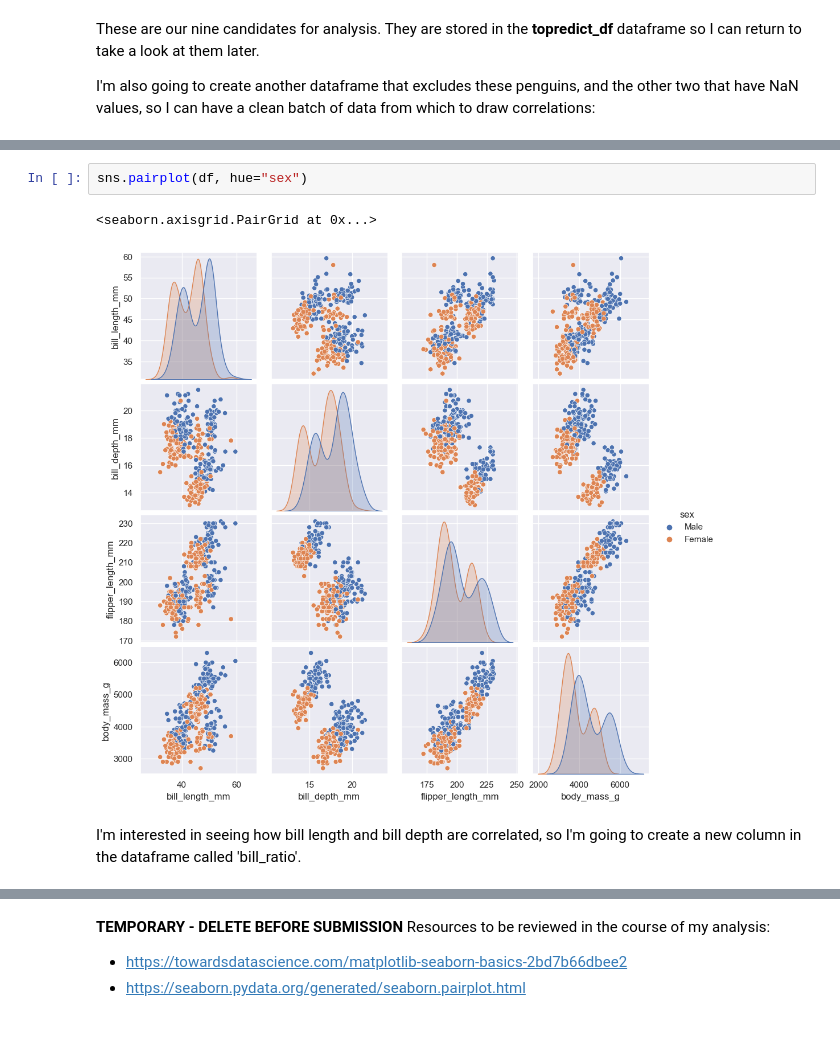
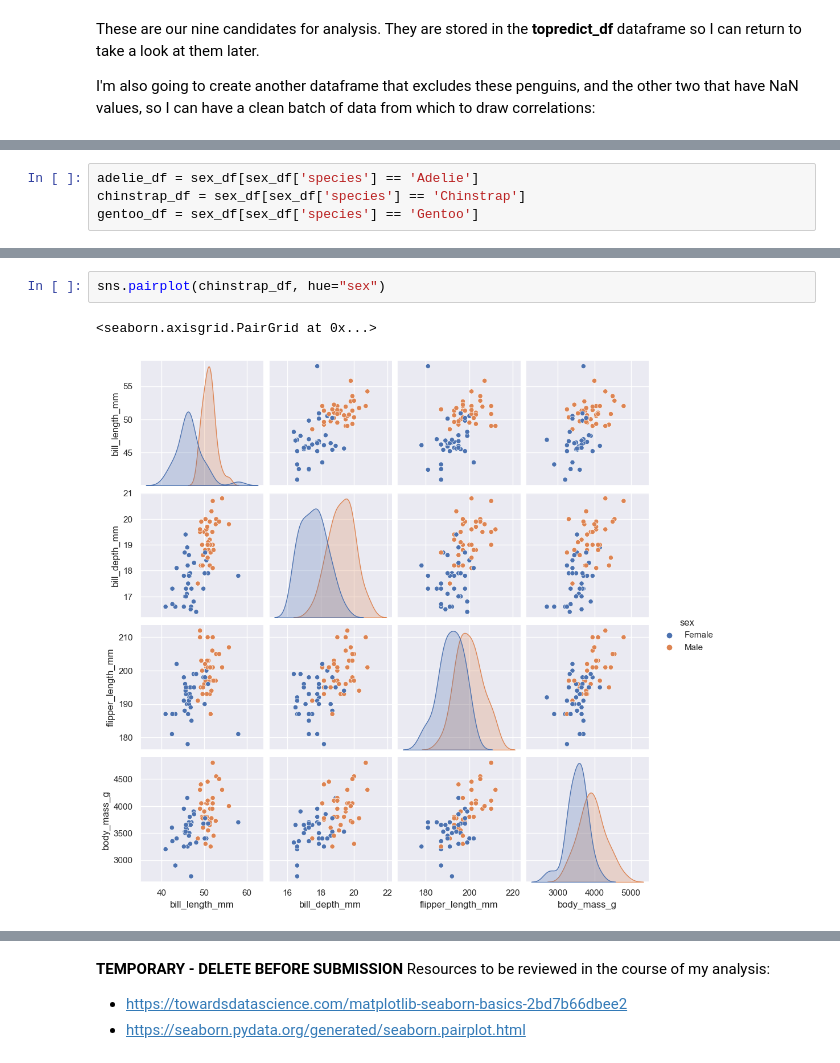
Before and after one commit to JBnkn/8634-data-analytics, a Jupyter notebook: penguins.ipynb, the cells around one changed output, grey strips where cells are left out. Saved outputs shown, nothing was run; the diff lists cells and outputs as text; blank space fills up the shorter version.

```diff
--- a/penguins.ipynb
+++ b/penguins.ipynb
@@ -188 +167,5 @@ sns.pairplot(df, hue="island")
+# %%
+adelie_df = sex_df[sex_df['species'] == 'Adelie']
+chinstrap_df = sex_df[sex_df['species'] == 'Chinstrap']
+gentoo_df = sex_df[sex_df['species'] == 'Gentoo']
 # %%
@@ -193,7 +176,5 @@ sns.pairplot(df, hue="species")
 # %%
-sns.pairplot(df, hue="sex")
+sns.pairplot(chinstrap_df, hue="sex")
 # %% [output]
 <seaborn.axisgrid.PairGrid at 0x...>
-[figure, old version]
+[figure, new version]
-# %% [markdown]
-I'm interested in seeing how bill length and bill depth are correlated, so I'm going to create a new column in the dataframe called 'bill_ratio'.
```
Also changed, not shown: parts of 31 cells of this notebook, 1 other file.
